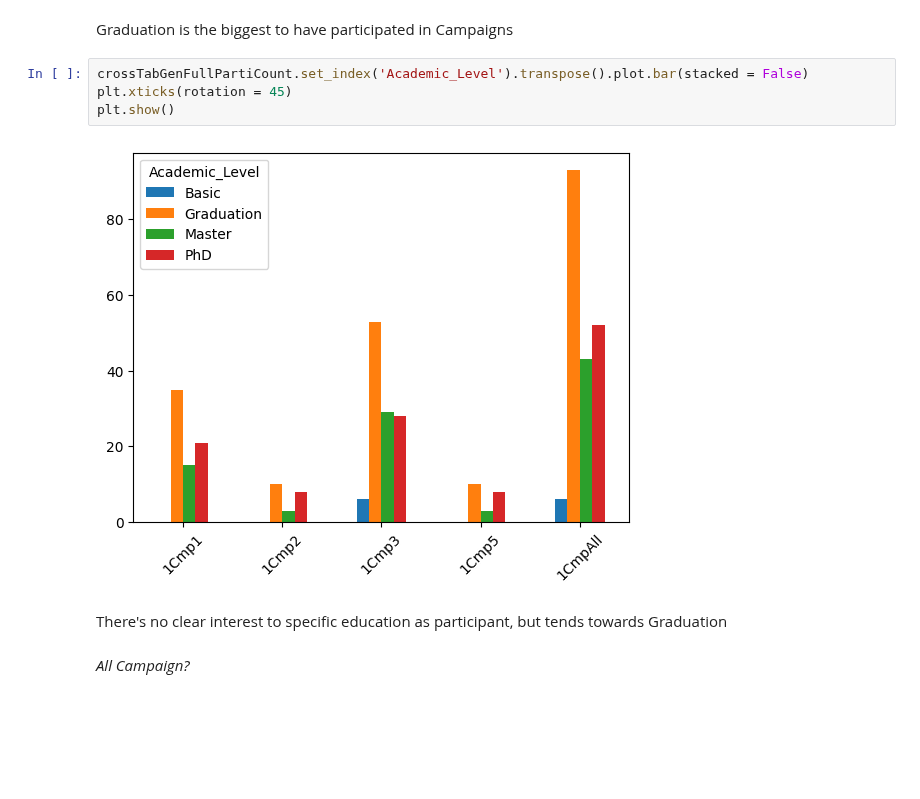
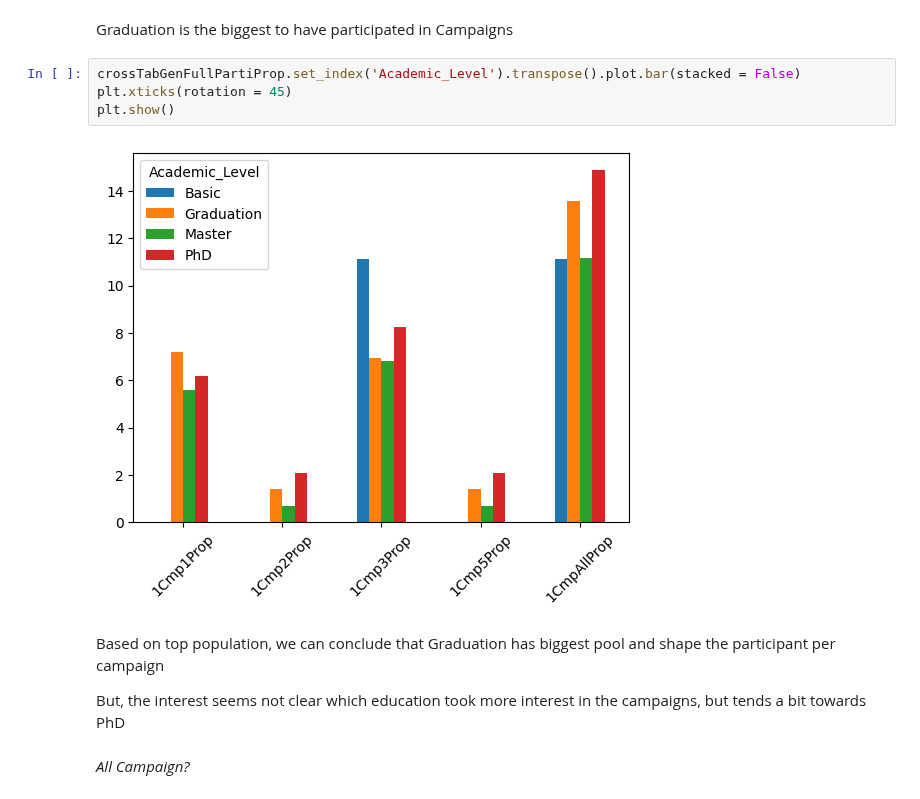
Before and after one commit to lvbaotram/Campaign-Analysis, a Jupyter notebook: EDA.ipynb, the cells around one changed output. Drawn from its saved outputs; the diff is of its cells as text; blank space fills up the shorter version.

```diff
--- a/EDA.ipynb
+++ b/EDA.ipynb
@@ -470,13 +481,15 @@ plt.show()
 # %% [markdown]
 Graduation is the biggest to have participated in Campaigns
 # %%
-crossTabGenFullPartiCount.set_index('Academic_Level').transpose().plot.bar(stacked = False)
+crossTabGenFullPartiProp.set_index('Academic_Level').transpose().plot.bar(stacked = False)
 plt.xticks(rotation = 45)
 plt.show()
 # %% [output]
-[figure, old version]
+[figure, new version]
-# %% [markdown]
-There's no clear interest to specific education as participant, but tends towards Graduation
+# %% [markdown]
+Based on top population, we can conclude that Graduation has biggest pool and shape the participant per campaign
+
+But, the interest seems not clear which education took more interest in the campaigns, but tends a bit towards PhD
 # %% [markdown]
 *All Campaign?*
 # %%
```
Also changed, not shown: parts of 133 cells of this notebook, 11 other files.
